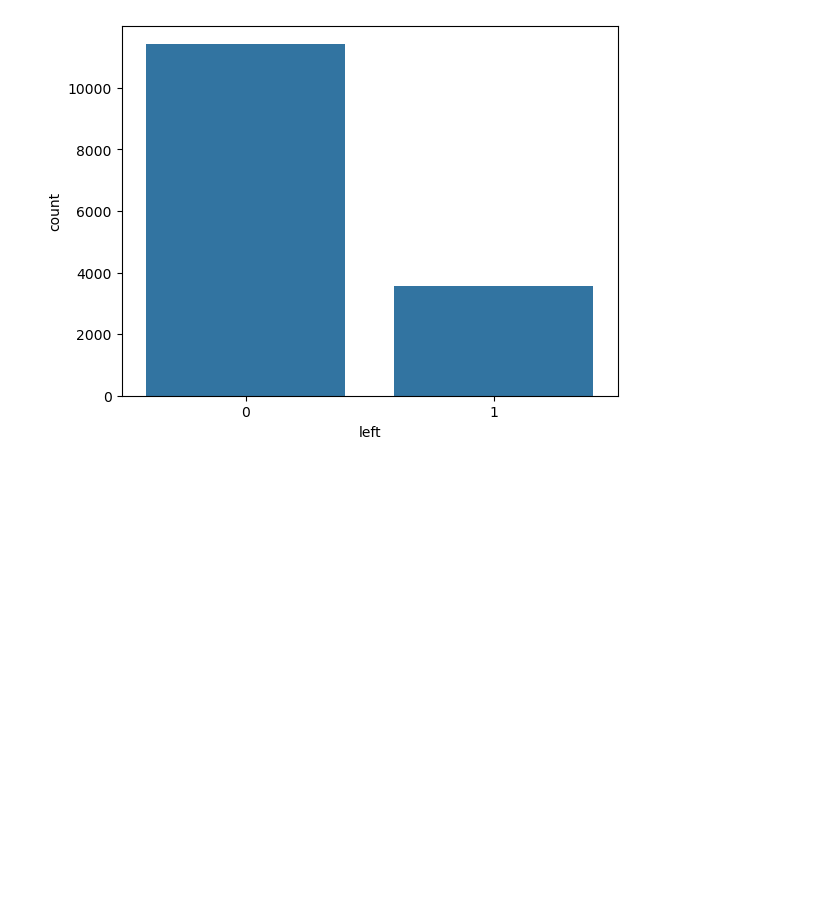
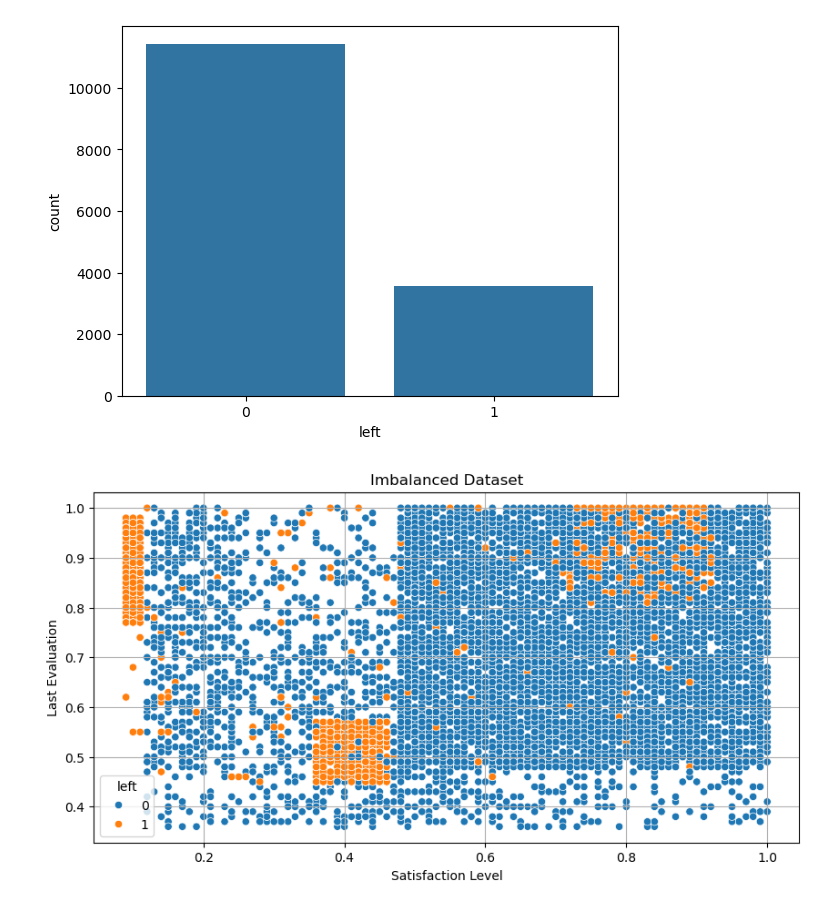
Before and after one commit to khoinguyentm/course-end-3, a Jupyter notebook: main.ipynb, the cells around one changed output. Saved outputs shown, nothing was run; the diff lists cells and outputs as text; code cells hidden in the pictures; blank space fills up the shorter version.

```diff
--- a/main.ipynb
+++ b/main.ipynb
@@ -212,3 +212,11 @@ sns.countplot(x='left', data=df_combined)
 plt.show()
 # %% [output]
 [figure]
+# %%
+# Do the stratified split of the dataset to train and test in the ratio 80:20 with random_state=123
+from sklearn.model_selection import train_test_split
+
+X = df_combined.drop('left', axis=1)
+y = df_combined['left']
+
+X_train, X_test, y_train, y_test = train_test_split(X, y, test_size=0.2, stratify=y, random_state=123)
@@ -214,0 +226,10 @@ plt.show()
+# %%
+# Scatter plot for the imbalanced dataset
+plt.figure(figsize=(10, 5))
+sns.scatterplot(x=X_train['satisfaction_level'], y=X_train['last_evaluation'], hue=y_train)
+plt.xlabel('Satisfaction Level')
+plt.ylabel('Last Evaluation')
+plt.title('Imbalanced Dataset')
+plt.grid(True)
+# %% [output]
+[figure, added]
```
Also changed, not shown: parts of 3 cells of this notebook.
